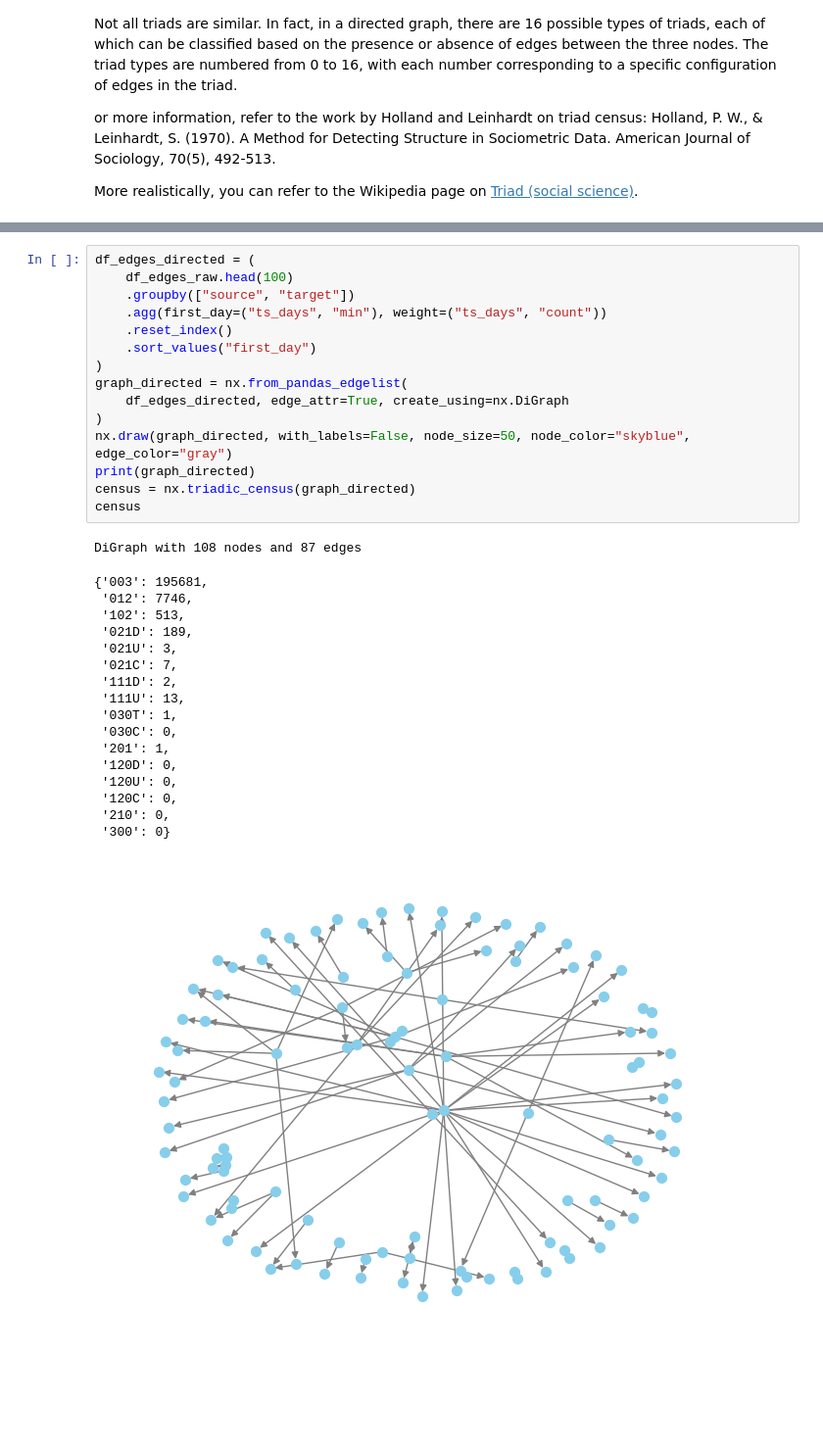
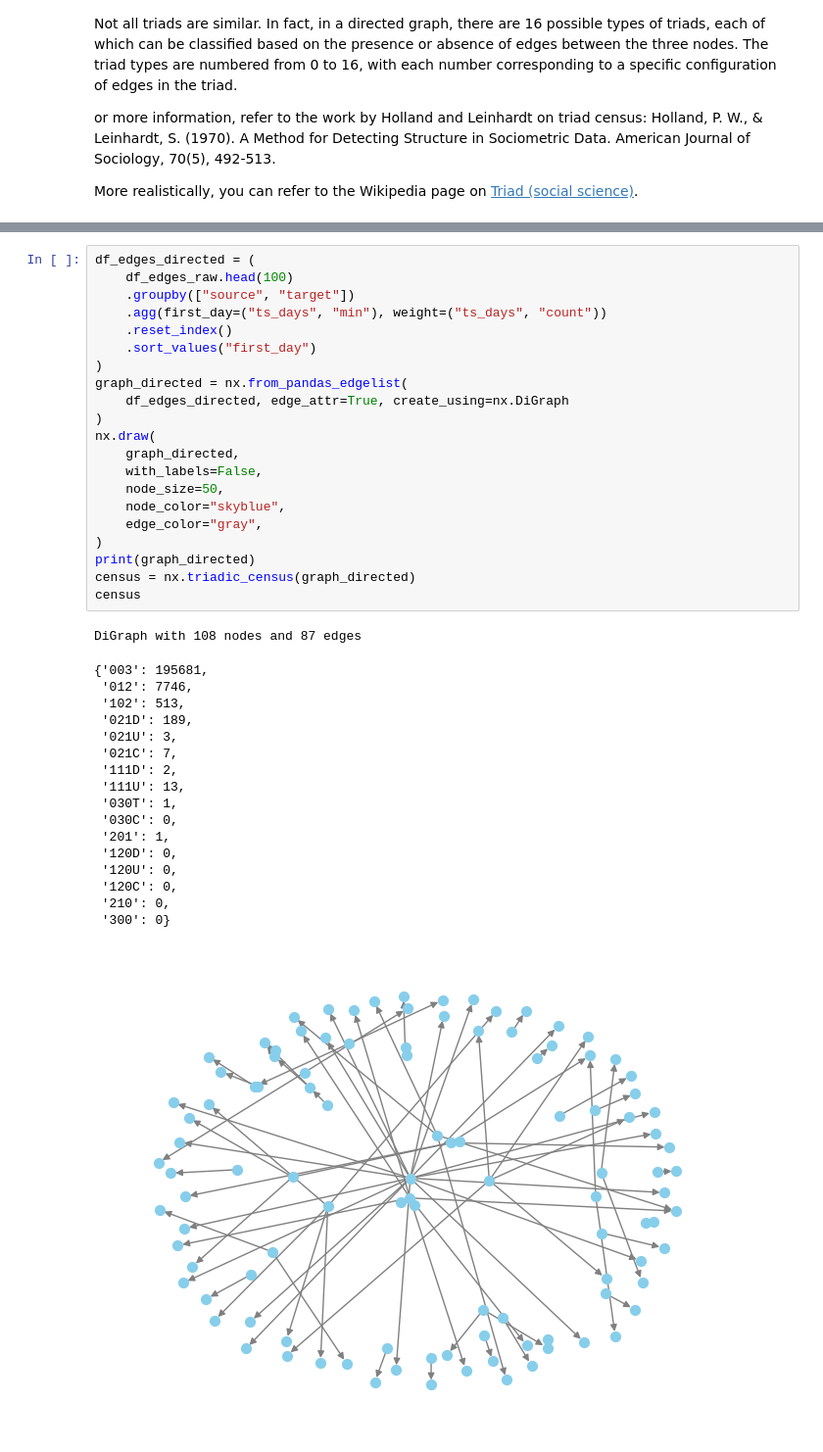
Before and after one commit to bgbg/MLConnectedWorld, a Jupyter notebook: MLConnectedWorldBook/part_06_ch_01_transitivity_and_triads.ipynb, the cells around one changed output, grey strips where cells are left out. Shown at 98% size. Saved outputs shown, nothing was run; the diff lists cells and outputs as text; blank space fills up the shorter version.

```diff
--- a/MLConnectedWorldBook/part_06_ch_01_transitivity_and_triads.ipynb
+++ b/MLConnectedWorldBook/part_06_ch_01_transitivity_and_triads.ipynb
@@ -499,35 +524,41 @@ df_edges_directed = (
     df_edges_raw.head(100)
     .groupby(["source", "target"])
     .agg(first_day=("ts_days", "min"), weight=("ts_days", "count"))
     .reset_index()
     .sort_values("first_day")
 )
 graph_directed = nx.from_pandas_edgelist(
     df_edges_directed, edge_attr=True, create_using=nx.DiGraph
 )
-nx.draw(graph_directed, with_labels=False, node_size=50, node_color="skyblue", edge_color="gray")
+nx.draw(
+    graph_directed,
+    with_labels=False,
+    node_size=50,
+    node_color="skyblue",
+    edge_color="gray",
+)
 print(graph_directed)
 census = nx.triadic_census(graph_directed)
 census
 # %% [output]
 DiGraph with 108 nodes and 87 edges
 {'003': 195681,
  '012': 7746,
  '102': 513,
  '021D': 189,
  '021U': 3,
  '021C': 7,
  '111D': 2,
  '111U': 13,
  '030T': 1,
  '030C': 0,
  '201': 1,
  '120D': 0,
  '120U': 0,
  '120C': 0,
  '210': 0,
  '300': 0}
-[figure, old version]
+[figure, new version]
 # %%
 fig, ax = plt.subplots(figsize=(10, 6), dpi=120)
 graph_utils.plot_triad_census(graph_directed, ax=ax, top_n=10, ignore_no_edges=False)
```
Also changed, not shown: parts of 31 cells of this notebook.
